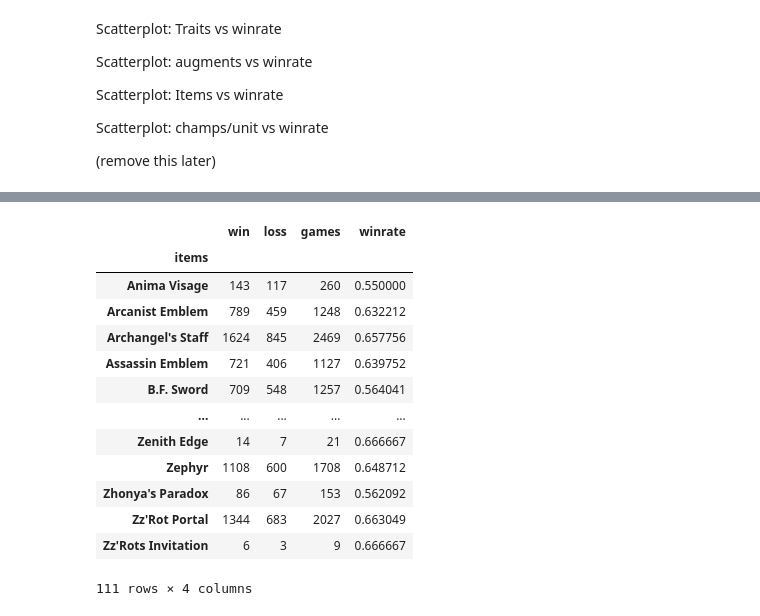
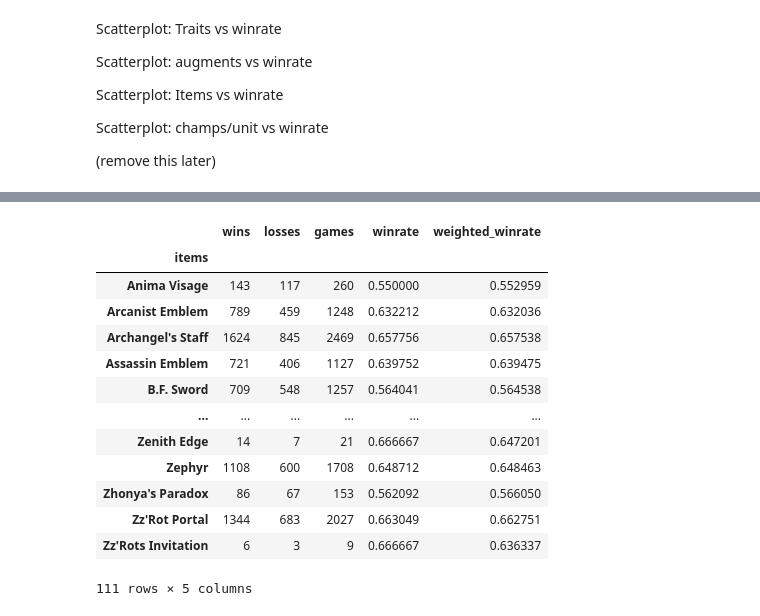
Before and after one commit to jdang2/jdang2.github.io, a Jupyter notebook: CMSC320Final.ipynb, the cells around one changed output, grey strips where cells are left out. Saved outputs shown, nothing was run; the diff lists cells and outputs as text; code cells hidden in the pictures.

```diff
--- a/CMSC320Final.ipynb
+++ b/CMSC320Final.ipynb
@@ -413,7 +300,7 @@ for key in keys:
             # Confirm that the ID is an actual Item ID by making sure its length is less or equal to 4
             # This is for the case that the item name is already there which could be the case
             if(len(str(units[char]['items'][item])) <= 4):
-                units[char]['items'][item] = itemDictionary[units[char]['items'][item]]
+                units[char]['items'][item] = itemDictionary[str(units[char]['items'][item])]
 
     # update the row with the new information
     data[key]['units'] = units
@@ -493,0 +355,25 @@ augment_df
+# %%
+def data_vs_winrate(data, group, aggregate_funcs):
+    data["wins"] = np.where(data["placement"] <= 4, 1, 0)
+    data["losses"] = np.where(data["placement"] >= 5, 1, 0)
+    data["games"] = 1
+
+    data = data.groupby([group]).aggregate(aggregate_funcs)
+    data["winrate"] = data["wins"] / data["games"]
+
+    return data
+# %%
+def get_weighted_winrate(data):
+    weighted_constant = 12.5
+    numer = data["wins"] + weighted_constant * data['winrate'].mean()
+    denom = data['games'] + weighted_constant
+    return numer / denom
+# %%
+augment_df = df.explode("augments")
+
+aggregate_funcs = {'wins': 'sum', 'losses': 'sum', 'games': 'count'}
+augment_df = data_vs_winrate(augment_df, 'augments', aggregate_funcs)
+
+augment_df['weighted_winrate'] = get_weighted_winrate(augment_df)
+
+augment_df
@@ -554,29 +472,26 @@ unit_df
 # %%
 item_df = df.explode("units")
 
 item_df["items"] = item_df["units"].apply(lambda x: x.get('items') if type(x) is dict and len(x.get('items')) == 3 else np.nan)
 item_df = item_df.dropna(subset=['items'])
 item_df = item_df.explode('items')
-item_df["win"] = np.where(item_df["placement"] <= 4, 1, 0)
-item_df["loss"] = np.where(item_df["placement"] >= 5, 1, 0)
-item_df["games"] = 1
 
-item_df = item_df.groupby(['items']).aggregate(aggregate_functions)
-item_df["winrate"] = item_df["win"] / item_df["games"]
+item_df = data_vs_winrate(item_df, 'items', aggregate_funcs)
+item_df['weighted_winrate'] = get_weighted_winrate(item_df)
 
 item_df
 # %% [output]
-|  | win | loss | games | winrate |
-| items |  |  |  |  |
-| Anima Visage | 143 | 117 | 260 | 0.550000 |
-| Arcanist Emblem | 789 | 459 | 1248 | 0.632212 |
-| Archangel's Staff | 1624 | 845 | 2469 | 0.657756 |
-| Assassin Emblem | 721 | 406 | 1127 | 0.639752 |
-| B.F. Sword | 709 | 548 | 1257 | 0.564041 |
-| ... | ... | ... | ... | ... |
-| Zenith Edge | 14 | 7 | 21 | 0.666667 |
-| Zephyr | 1108 | 600 | 1708 | 0.648712 |
-| Zhonya's Paradox | 86 | 67 | 153 | 0.562092 |
-| Zz'Rot Portal | 1344 | 683 | 2027 | 0.663049 |
-| Zz'Rots Invitation | 6 | 3 | 9 | 0.666667 |
+|  | wins | losses | games | winrate | weighted_winrate |
+| items |  |  |  |  |  |
+| Anima Visage | 143 | 117 | 260 | 0.550000 | 0.552959 |
+| Arcanist Emblem | 789 | 459 | 1248 | 0.632212 | 0.632036 |
+| Archangel's Staff | 1624 | 845 | 2469 | 0.657756 | 0.657538 |
+| Assassin Emblem | 721 | 406 | 1127 | 0.639752 | 0.639475 |
+| B.F. Sword | 709 | 548 | 1257 | 0.564041 | 0.564538 |
+| ... | ... | ... | ... | ... | ... |
+| Zenith Edge | 14 | 7 | 21 | 0.666667 | 0.647201 |
+| Zephyr | 1108 | 600 | 1708 | 0.648712 | 0.648463 |
+| Zhonya's Paradox | 86 | 67 | 153 | 0.562092 | 0.566050 |
+| Zz'Rot Portal | 1344 | 683 | 2027 | 0.663049 | 0.662751 |
+| Zz'Rots Invitation | 6 | 3 | 9 | 0.666667 | 0.636337 |
-111 rows × 4 columns
+111 rows × 5 columns
```
Also changed, not shown: parts of 10 cells of this notebook, 3 other files.
